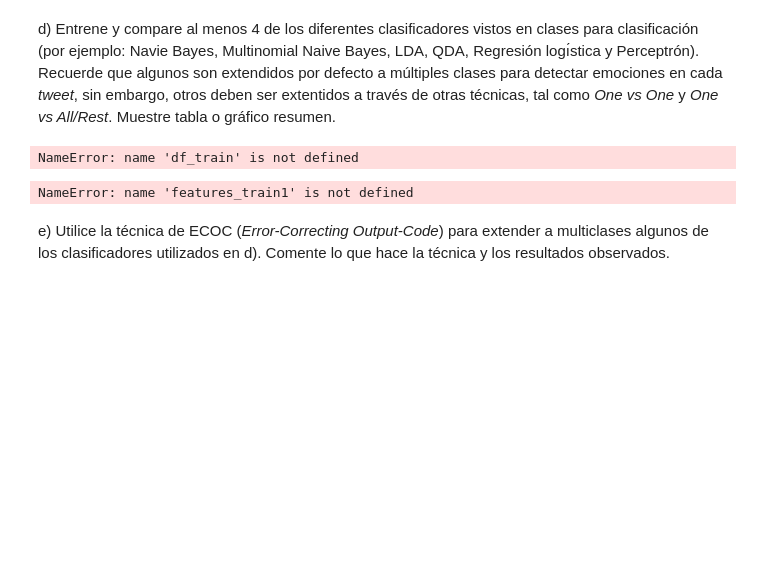
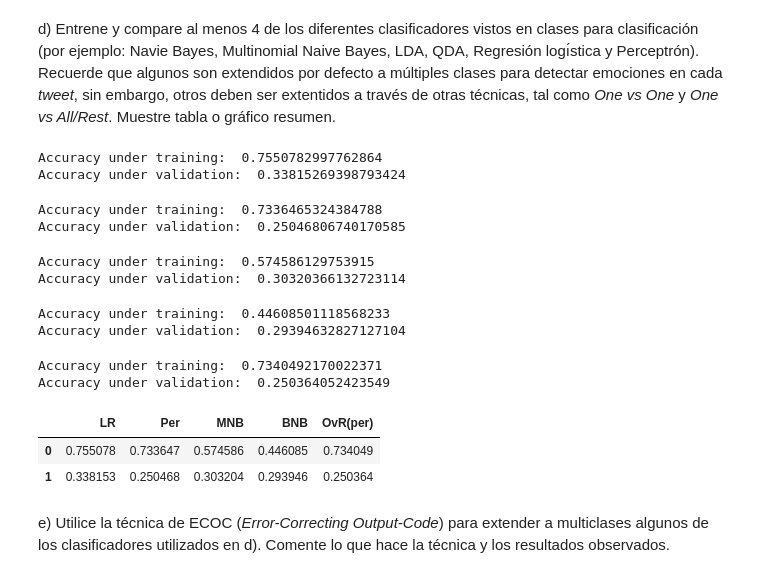
Before and after one commit to JaimeZamoranoUSM/MachineLearning, a Jupyter notebook: Tarea_1-Tapia-Zamorano.ipynb, the cells around one changed output. Cells and saved outputs as stored; diff of their text form; code cells hidden in the pictures; blank space fills up the shorter version.

```diff
--- a/Tarea_1-Tapia-Zamorano.ipynb
+++ b/Tarea_1-Tapia-Zamorano.ipynb
@@ -857,36 +903,65 @@ features_val1 = vectorizer1.transform(texts_val1)
 labels_train = np.asarray((df_train.sentiment.astype(float)+1)/2.0)
 labels_val = np.asarray((df_vali.sentiment.astype(float)+1)/2.0)
 
+dicc = {}
 def do_LOGIT(x,y,xv,yv):
     model = LogisticRegression()
     model = model.fit(x, y)
     print("Accuracy under training: ",model.score(x,y))
     print("Accuracy under validation: ",model.score(xv,yv))
+    dicc['LR'] = (model.score(x,y), model.score(xv,yv))
     return model
 log_model1 = do_LOGIT(features_train1,labels_train*10,features_val1,labels_val*10)
 resultados = log_model1.predict_proba(features_train1)
 # %% [output]
-NameError: name 'df_train' is not defined
+Accuracy under training:  0.7550782997762864
+Accuracy under validation:  0.33815269398793424
 # %%
 from sklearn.linear_model import Perceptron
 model_per = Perceptron()
-model_per = model_per.fit(features_train1,labels_train)
-print("Accuracy under training: ",model_per.score(features_train1,labels_train))
-print("Accuracy under validation: ",model_per.score(features_val1,labels_val))
+model_per = model_per.fit(features_train1,labels_train*10)
+print("Accuracy under training: ",model_per.score(features_train1,labels_train*10))
+print("Accuracy under validation: ",model_per.score(features_val1,labels_val*10))
+dicc['Per'] = (model_per.score(features_train1,labels_train*10), model_per.score(features_val1,labels_val*10))
 # %% [output]
-NameError: name 'features_train1' is not defined
+Accuracy under training:  0.7336465324384788
+Accuracy under validation:  0.25046806740170585
 # %%
 from sklearn.naive_bayes import MultinomialNB
 model_MNB = MultinomialNB()
-model_MNB = model_MNB.fit(features_train1,labels_train)
-print("Accuracy under training: ",model_MNB.score(features_train1,labels_train))
-print("Accuracy under validation: ",model_MNB.score(features_val1,labels_val))
+model_MNB = model_MNB.fit(features_train1,labels_train*10)
+print("Accuracy under training: ",model_MNB.score(features_train1,labels_train*10))
+print("Accuracy under validation: ",model_MNB.score(features_val1,labels_val*10))
+dicc['MNB'] = (model_MNB.score(features_train1,labels_train*10), model_MNB.score(features_val1,labels_val*10))
+# %% [output]
+Accuracy under training:  0.574586129753915
+Accuracy under validation:  0.30320366132723114
 # %%
-from sklearn.naive_bayes import GaussianNB
-model_GNB = GaussianNB()
-model_GNB = model_GNB.fit(features_train1,labels_train)
-print("Accuracy under training: ",model_GNB.score(features_train1,labels_train))
-print("Accuracy under validation: ",model_GNB.score(features_val1,labels_val))
+from sklearn.naive_bayes import BernoulliNB
+model_BNB = BernoulliNB()
+model_BNB.fit(features_train1,labels_train*10)
+print("Accuracy under training: ",model_BNB.score(features_train1,labels_train*10))
+print("Accuracy under validation: ",model_BNB.score(features_val1,labels_val*10))
+dicc['BNB'] = (model_BNB.score(features_train1,labels_train*10), model_BNB.score(features_val1,labels_val*10))
+# %% [output]
+Accuracy under training:  0.44608501118568233
+Accuracy under validation:  0.29394632827127104
+# %%
+from sklearn.multiclass import OneVsOneClassifier
+from sklearn.multiclass import OneVsRestClassifier
+OvR = OneVsRestClassifier(Perceptron()).fit(features_train1,labels_train*10)
+print("Accuracy under training: ",OvR.score(features_train1,labels_train*10))
+print("Accuracy under validation: ",OvR.score(features_val1,labels_val*10))
+dicc['OvR(per)'] = (OvR.score(features_train1,labels_train*10), OvR.score(features_val1,labels_val*10))
+# %% [output]
+Accuracy under training:  0.7340492170022371
+Accuracy under validation:  0.250364052423549
+# %%
+pd.DataFrame(data = dicc)
+# %% [output]
+|  | LR | Per | MNB | BNB | OvR(per) |
+| 0 | 0.755078 | 0.733647 | 0.574586 | 0.446085 | 0.734049 |
+| 1 | 0.338153 | 0.250468 | 0.303204 | 0.293946 | 0.250364 |
 # %% [markdown]
 e) Utilice la técnica de ECOC (*Error-Correcting Output-Code*) para extender a multiclases algunos de los clasificadores utilizados en d). Comente lo que hace la técnica y los resultados observados.
 # %% [markdown]
```
Also changed, not shown: parts of 8 cells of this notebook.
